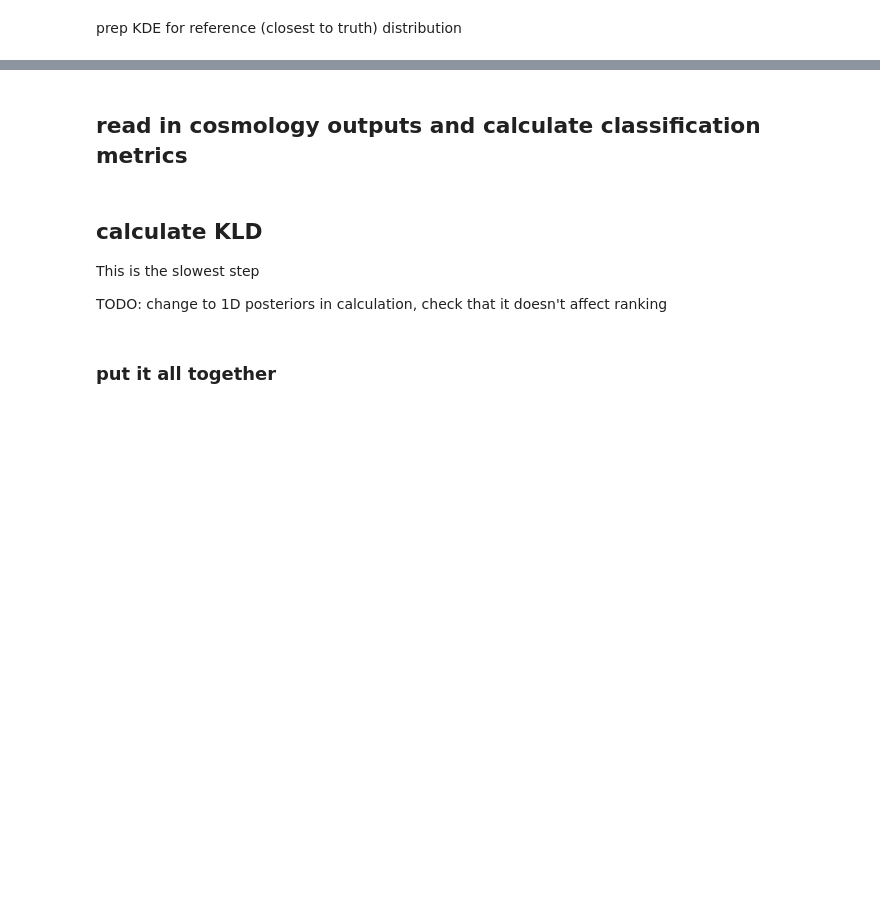
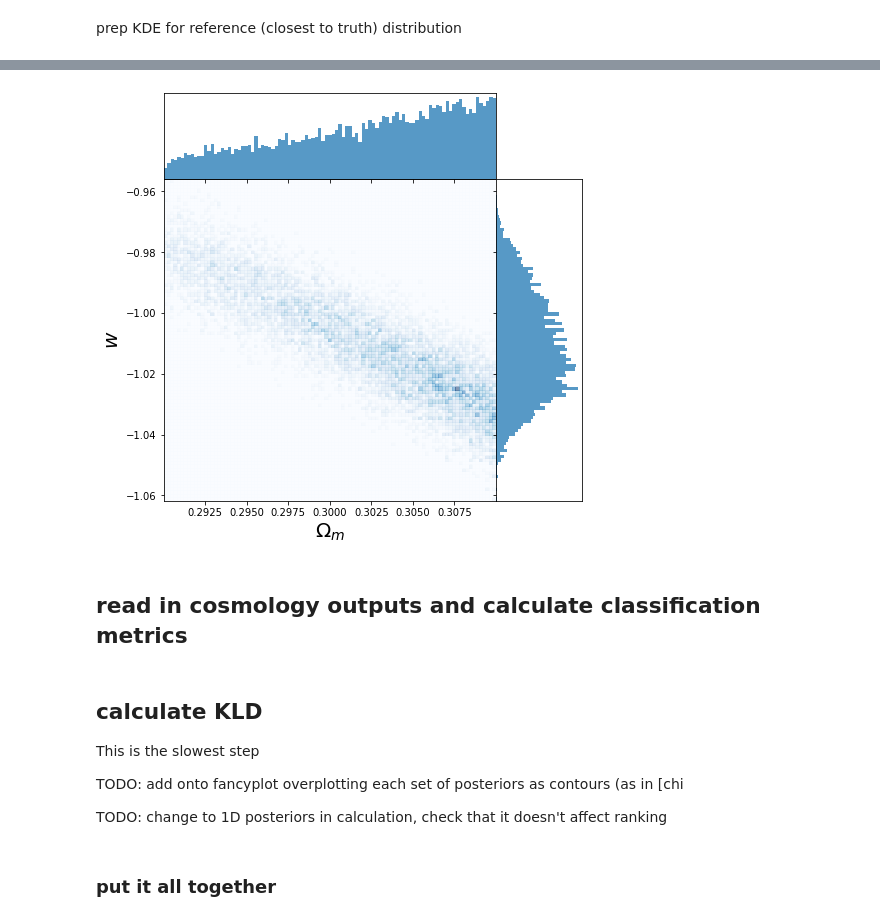
Before and after one commit to emilleishida/resspect_metric, a Jupyter notebook: shared_metrics.ipynb, the cells around one changed output, grey strips where cells are left out. Cells and saved outputs as stored; diff of their text form; code cells hidden in the pictures; blank space fills up the shorter version.

```diff
--- a/shared_metrics.ipynb
+++ b/shared_metrics.ipynb
@@ -458,3 +461,47 @@ plt.savefig('just_dist.png')
+# %%
+import matplotlib.cm as cm
+from mpl_toolkits.axes_grid1 import make_axes_locatable
+
+# stolen from chippr
+def fancyplot(xdata, ydata, xgrid, ygrid, xlab='', ylab='', title=''):
+    # 2d KDE
+    f, scatplot = plt.subplots(figsize=(7.5, 7.5))
+    f.subplots_adjust(hspace=0)
+#     plt.scatter(points['redshift'], points['"data"'], marker='.', s=2, color='k')
+#     Z = Z.reshape(X.shape)
+    scatplot.hist2d(xdata, ydata, bins=[xgrid, ygrid], alpha=0.5, density=True, cmap=plt.cm.Blues)
+
+#     scatplot.contourf(xgrid, ygrid, data, alpha=0.75, linestyles=None)# scatplot.colorbar()
+#     plt.plot([0, 4.25], [0, 4.25], color=discrete_colors[-1], alpha=1.)
+#     scatplot.vlines(3., 0., 4.25, linewidth=10., alpha=0.5, color=col_hor)
+#     scatplot.hlines(2., 0., 4.25, linewidth=10., alpha=0.5, color=col_ver)
+    scatplot.set_xlabel(xlab, fontsize=20)
+    scatplot.set_ylabel(ylab, fontsize=20)
+#     if lims != None:
+#     scatplot.set_xlim(0., 4.25)
+#     scatplot.set_ylim(0., 4.25)
+#     scatplot.set_yticks([])#0., 1., 2., 3., 4])
+#     scatplot.set_xticks([0., 1., 2., 3., 4])
+    divider = make_axes_locatable(scatplot)
+    histx = divider.append_axes('top', 1.2, pad=0., sharex=scatplot)
+    histy = divider.append_axes('right', 1.2, pad=0., sharey=scatplot)
+    histx.xaxis.set_tick_params(labelbottom=False)
+    histy.yaxis.set_tick_params(labelleft=False)
+    histx.hist(xdata, bins=xgrid, alpha=0.75, density=True)
+    histy.hist(ydata, bins=ygrid, alpha=0.75, density=True, orientation='horizontal')
+    histx.set_yticks([])
+# histx.set_xlim(0., 4.25)
+    histy.set_xticks([])
+# histy.set_ylim(0., 4.25)
+# histx.text(0.5, 1.25, r'posterior\\$p(z\mid \mathrm{``data"})$', rotation=0, size=16)
+# histy.text(0.85, 2., r'likelihood\\$p(\mathrm{``data"}\mid z)$', rotation=-90, size=16)
+# f.savefig('jain15.png', bbox_inches='tight', pad_inches=0, dpi=250)
+    scatplot.set_title(title, fontsize=24)
+    f.show()
+# %%
+fancyplot(Omm_ref, w_ref, Omm_vec, w_vec, xlab=r'$\Omega_{m}$', ylab=r'$w$')
+# %% [output]
+[figure, added]
 # %% [markdown]
 ## read in cosmology outputs and calculate classification metrics
 # %%
@@ -645,6 +692,8 @@ data_all = pd.DataFrame(data_all)
 
 This is the slowest step
 
+TODO: add onto fancyplot overplotting each set of posteriors as contours (as in [chi
+
 TODO: change to 1D posteriors in calculation, check that it doesn't affect ranking
 # %%
 # # add KLD
```
Also changed, not shown: parts of 3 cells of this notebook.
